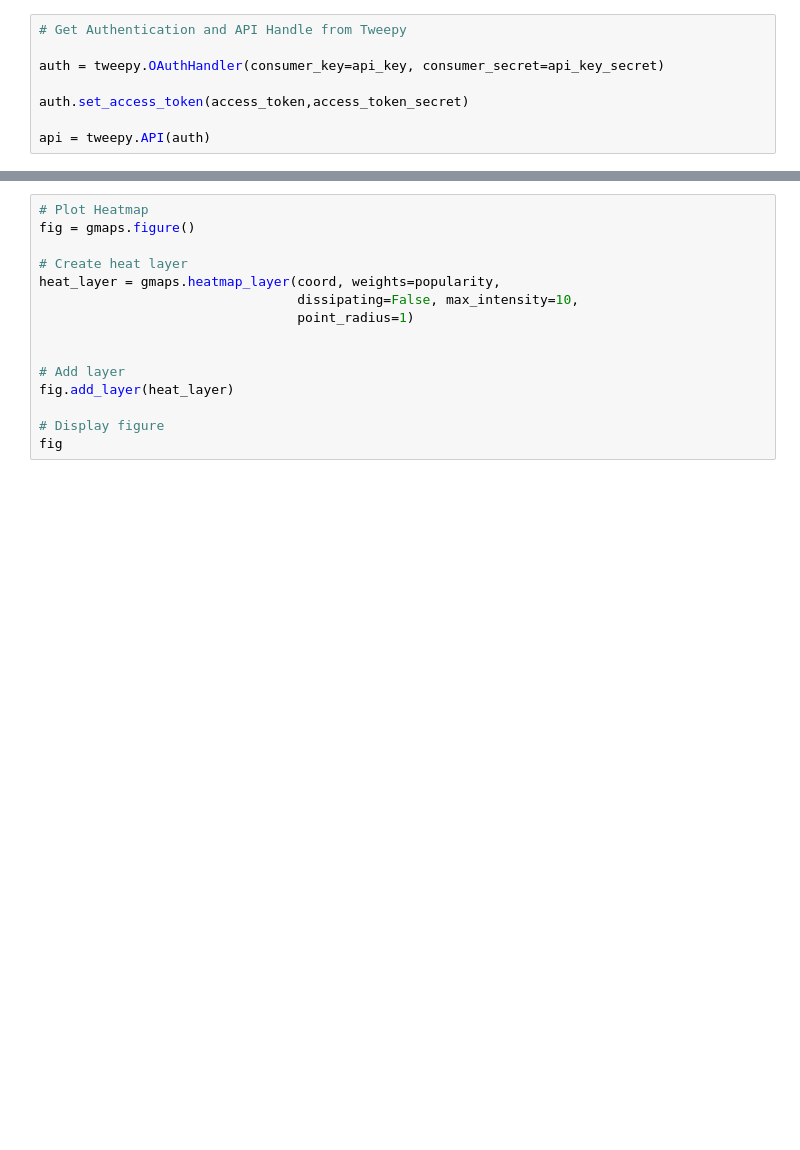
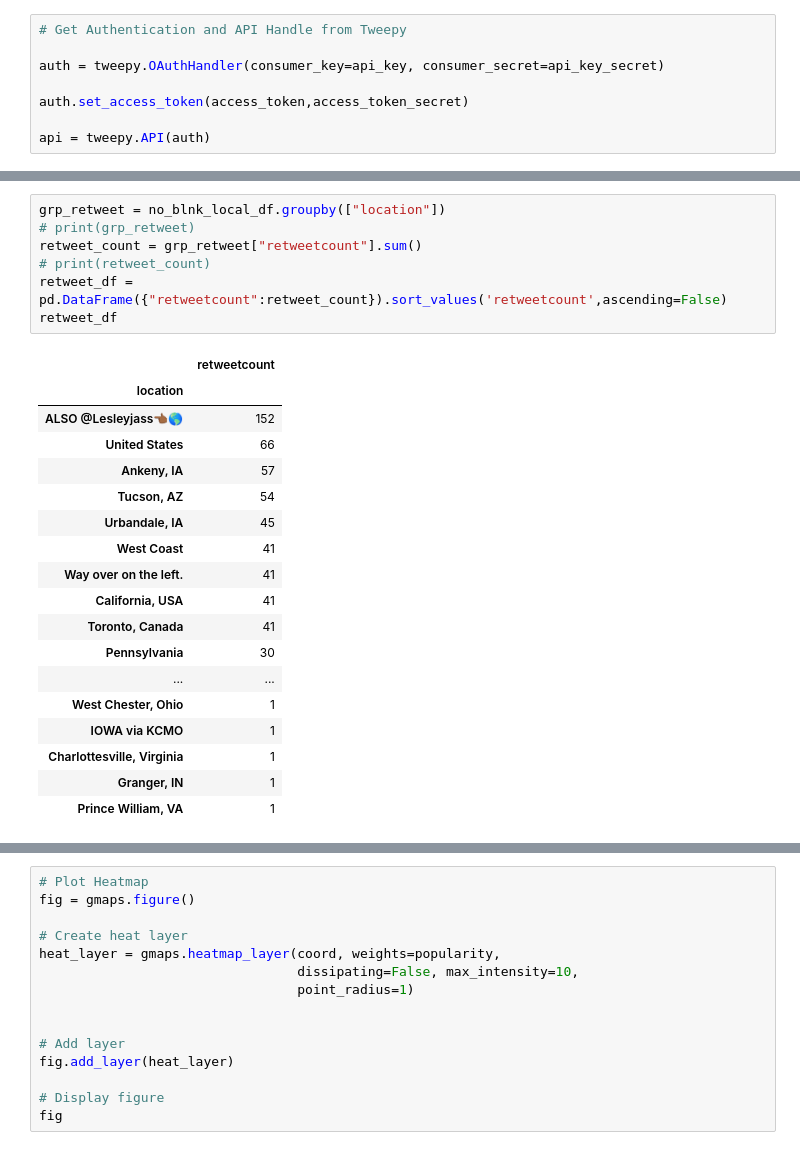
Before and after one commit to sgodkhindi/DataVizards, a Jupyter notebook: SocialMedialAPIProject.ipynb, the cells around one changed output, grey strips where cells are left out. Saved outputs shown, nothing was run; the diff lists cells and outputs as text; blank space fills up the shorter version.

```diff
--- a/SocialMedialAPIProject.ipynb
+++ b/SocialMedialAPIProject.ipynb
@@ -203,0 +193,26 @@ location_df
+# %%
+grp_retweet = no_blnk_local_df.groupby(["location"])
+# print(grp_retweet)
+retweet_count = grp_retweet["retweetcount"].sum()
+# print(retweet_count)
+retweet_df = pd.DataFrame({"retweetcount":retweet_count}).sort_values('retweetcount',ascending=False)
+retweet_df
+# %% [output]
+|  | retweetcount |
+| location |  |
+| ALSO @Lesleyjass👈🏾🌎 | 152 |
+| United States | 66 |
+| Ankeny, IA | 57 |
+| Tucson, AZ | 54 |
+| Urbandale, IA | 45 |
+| West Coast | 41 |
+| Way over on the left. | 41 |
+| California, USA | 41 |
+| Toronto, Canada | 41 |
+| Pennsylvania | 30 |
+| ... | ... |
+| West Chester, Ohio | 1 |
+| IOWA via KCMO | 1 |
+| Charlottesville, Virginia | 1 |
+| Granger, IN | 1 |
+| Prince William, VA | 1 |
```
Also changed, not shown: parts of 7 cells of this notebook.
